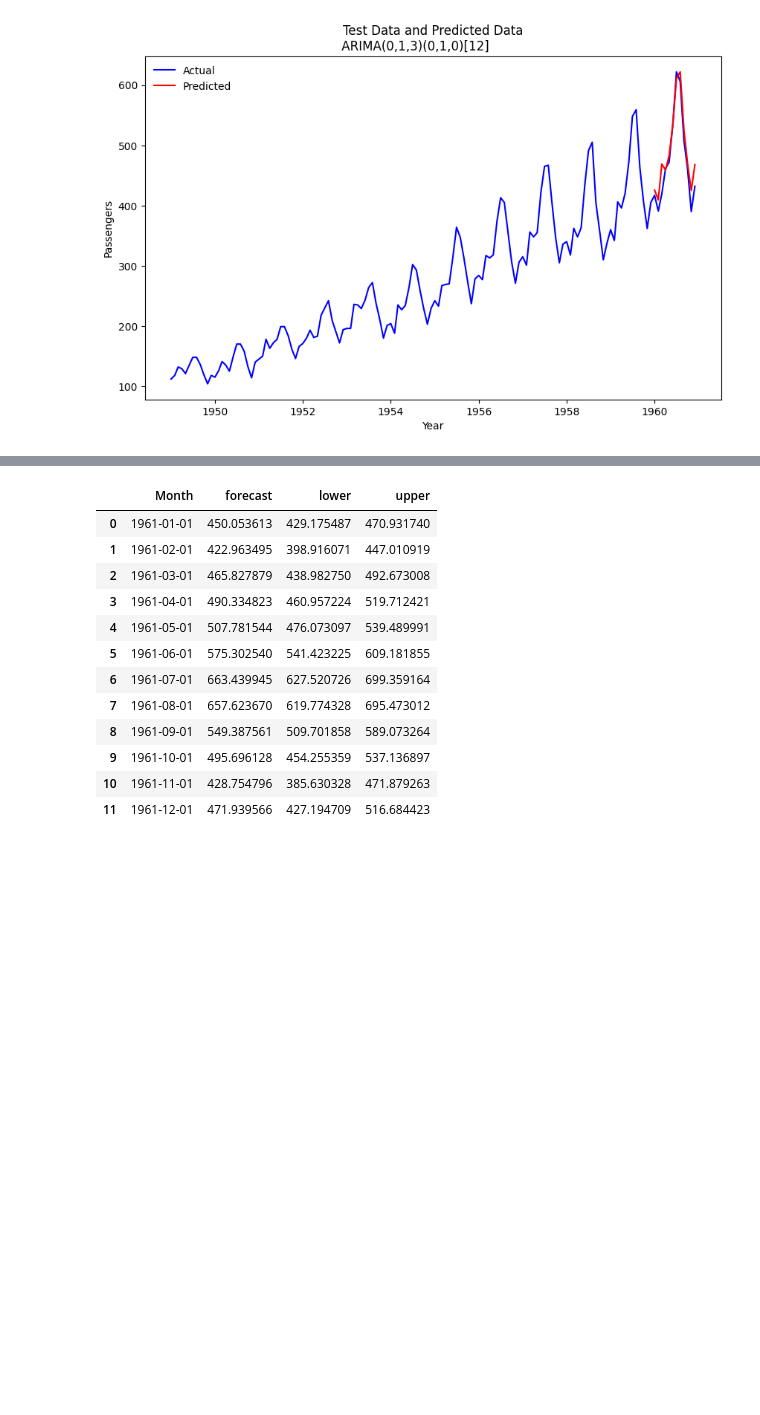
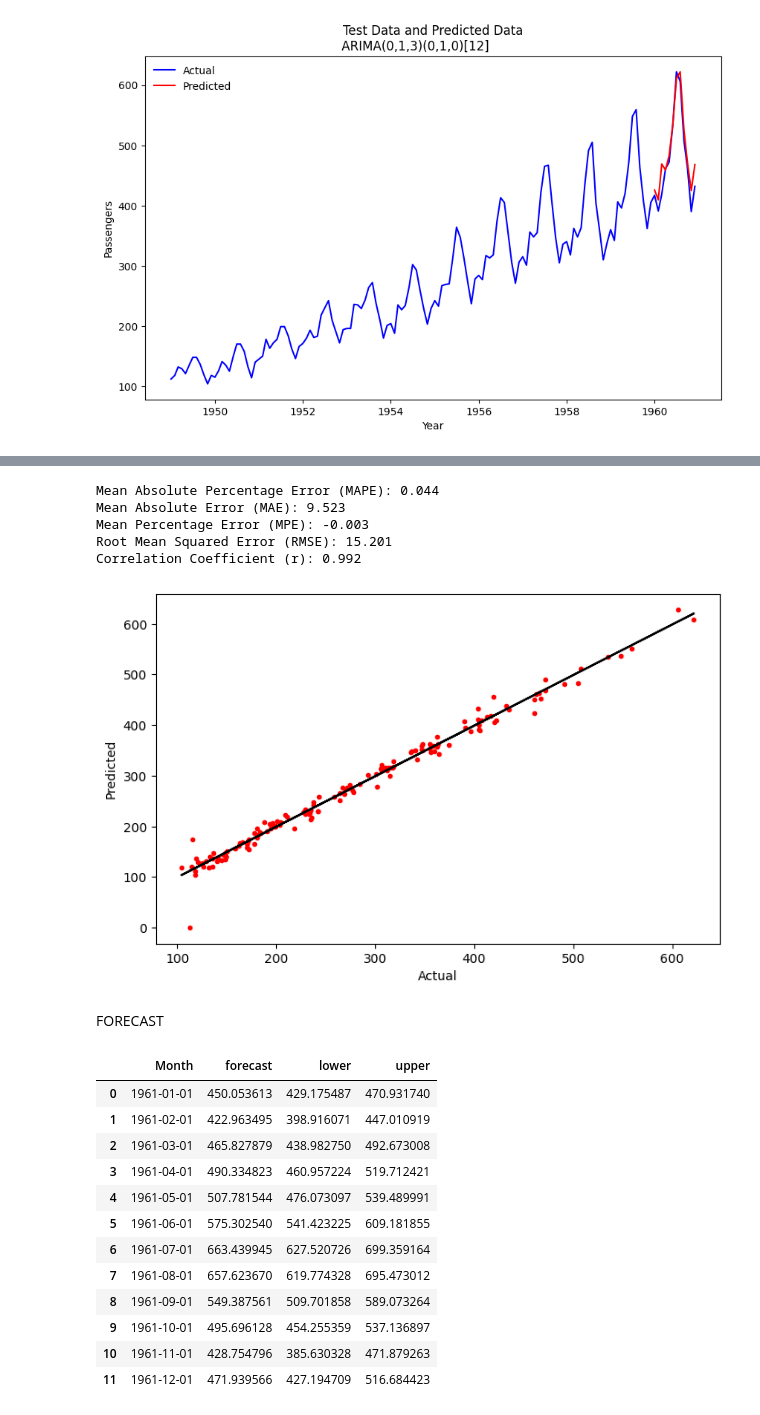
Before and after one commit to willc127/Time_Series, a Jupyter notebook: AirPassengers/forecast.ipynb, the cells around one changed output, grey strips where cells are left out. Saved outputs shown, nothing was run; the diff lists cells and outputs as text; code cells hidden in the pictures; blank space fills up the shorter version.

```diff
--- a/AirPassengers/forecast.ipynb
+++ b/AirPassengers/forecast.ipynb
@@ -238,3 +258,15 @@ Warnings:
+# %%
+#Calculate the metrics for the model
+metrics(data, time_model_results)
+# %% [output]
+Mean Absolute Percentage Error (MAPE): 0.044
+Mean Absolute Error (MAE): 9.523
+Mean Percentage Error (MPE): -0.003
+Root Mean Squared Error (RMSE): 15.201
+Correlation Coefficient (r): 0.992
+[figure, added]
+# %% [markdown]
+FORECAST
 # %%
 #Predict the next 12 months with a confidence level of 95%
 forecast, confint = time_model.predict(n_periods=12, return_conf_int=True, alpha=0.05)
```
Also changed, not shown: parts of 10 cells of this notebook.
